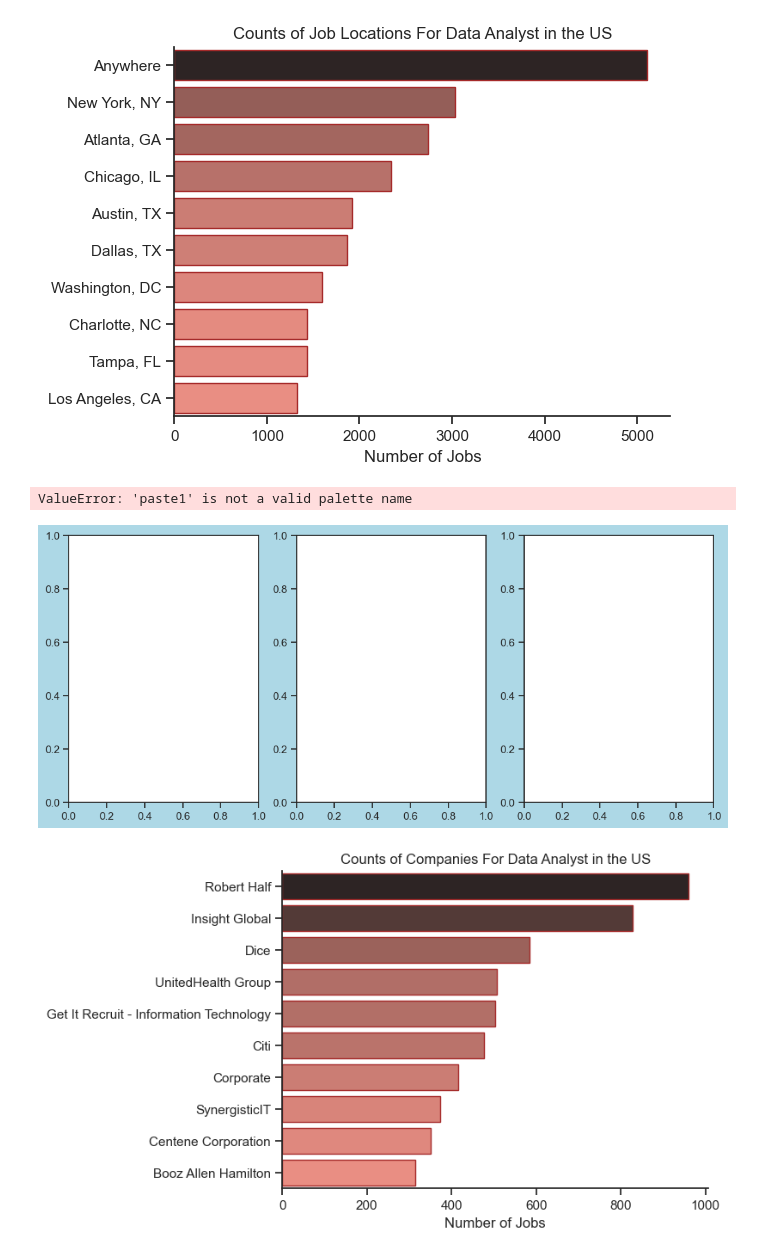
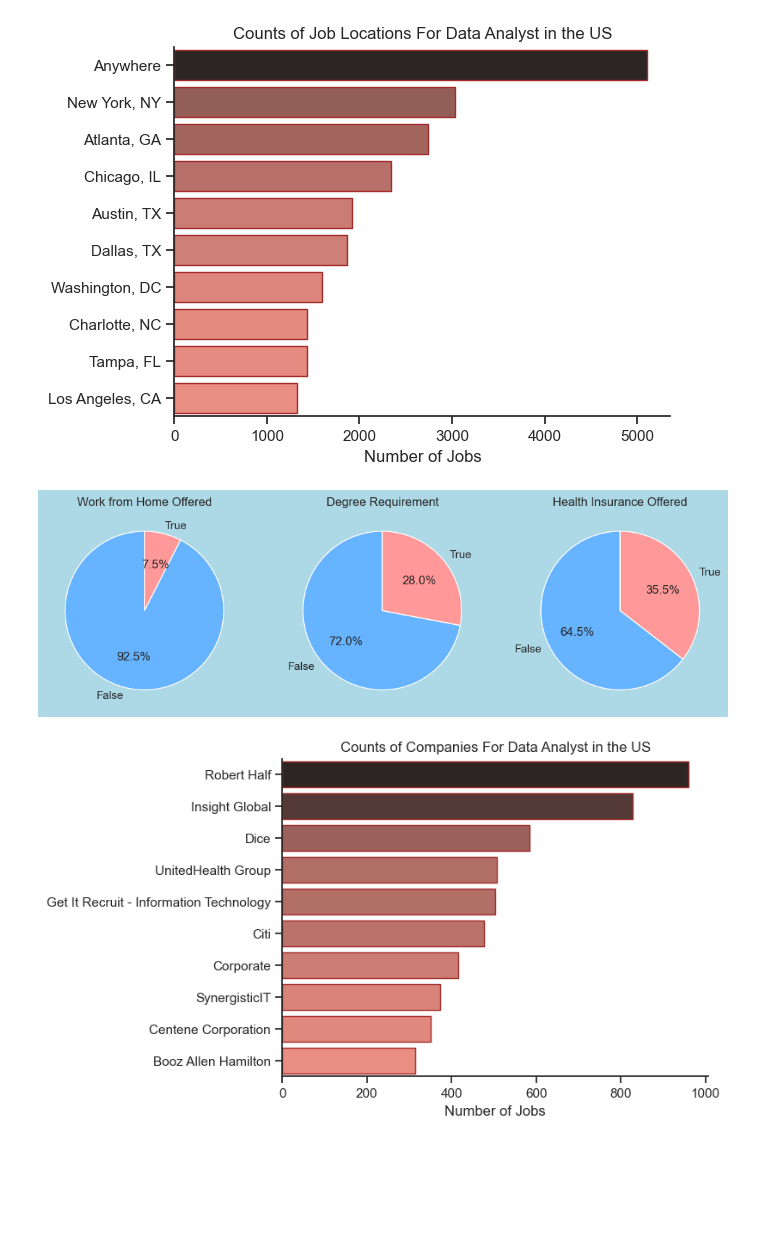
Before and after one commit to SurjithGaddam/python_project, a Jupyter notebook: 3_project/1_EDA_intro.ipynb, the cells around one changed output. Drawn from its saved outputs; the diff is of its cells as text; code cells hidden in the pictures; blank space fills up the shorter version.

```diff
--- a/3_project/1_EDA_intro.ipynb
+++ b/3_project/1_EDA_intro.ipynb
@@ -32,21 +32,19 @@ plt.show()
 # %%
 
 dict_column = {
     'job_work_from_home': 'Work from Home Offered',
     'job_no_degree_mention': 'Degree Requirement',
     'job_health_insurance': 'Health Insurance Offered'
 }
 fig, ax = plt.subplots(1, len(dict_column), figsize=(12,5))
 fig.patch.set_facecolor('lightblue')
 ax= ax.flatten()
-#colors = ['#66b3ff','#ff9999']
-palette = sns.color_palette('paste1', n_colors=2)
+colours = ['#66b3ff','#ff9999']
 for i, (column, title) in enumerate(dict_column.items()):
-   ax[i].pie(df_DA_US[column].value_counts(),labels=['False','True'], startangle=90, autopct='%1.1f%%',colors=palette)
+   ax[i].pie(df_DA_US[column].value_counts(),labels=['False','True'], startangle=90, autopct='%1.1f%%',colors=colours)
    ax[i].set_title(title)
 # %% [output]
-ValueError: 'paste1' is not a valid palette name
-[figure, old version]
+[figure, new version]
 # %%
  df_plot = df_DA_US['company_name'].value_counts().head(10).to_frame()
 
```
Also changed, not shown: 5 other files.
